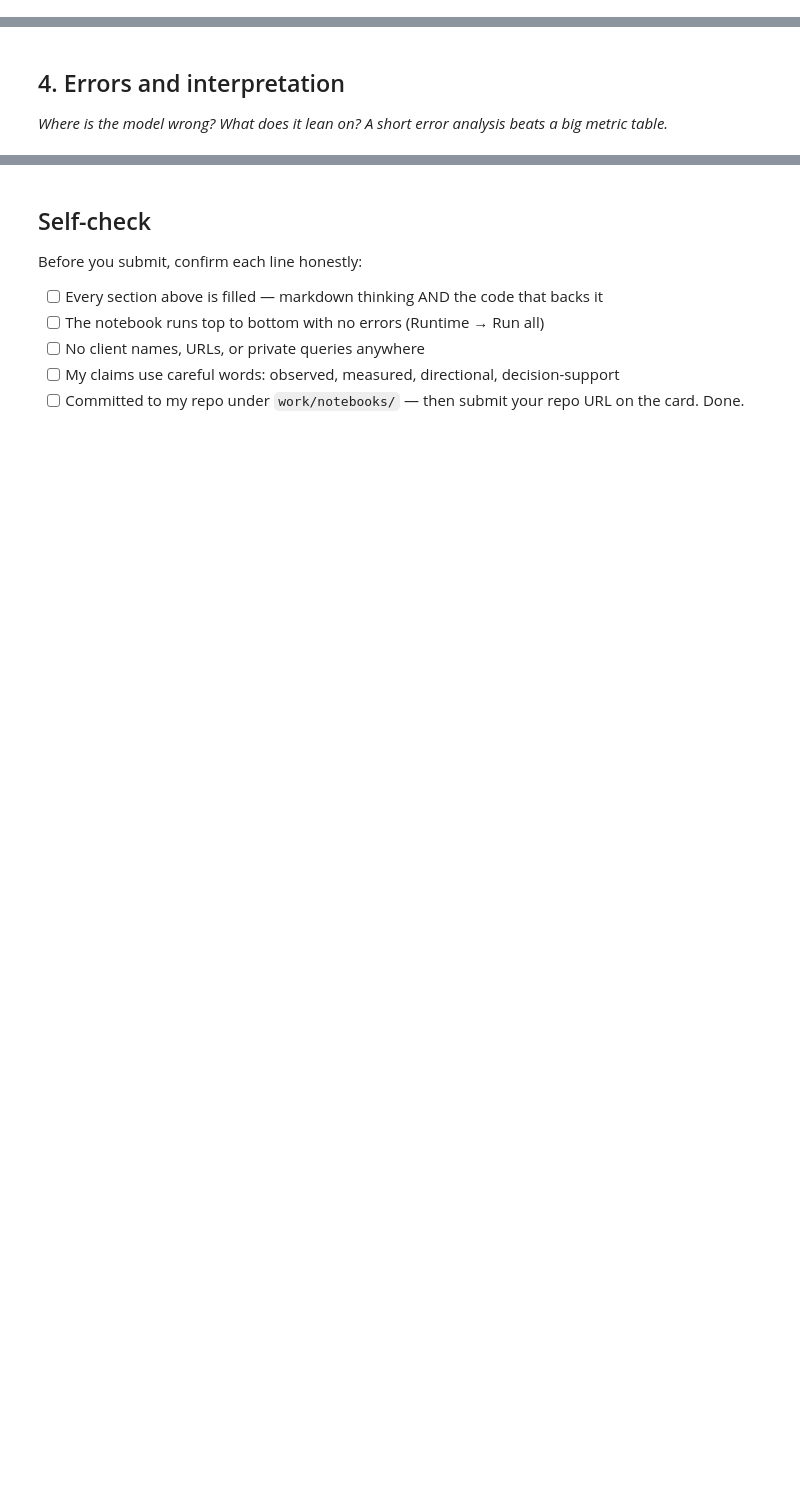
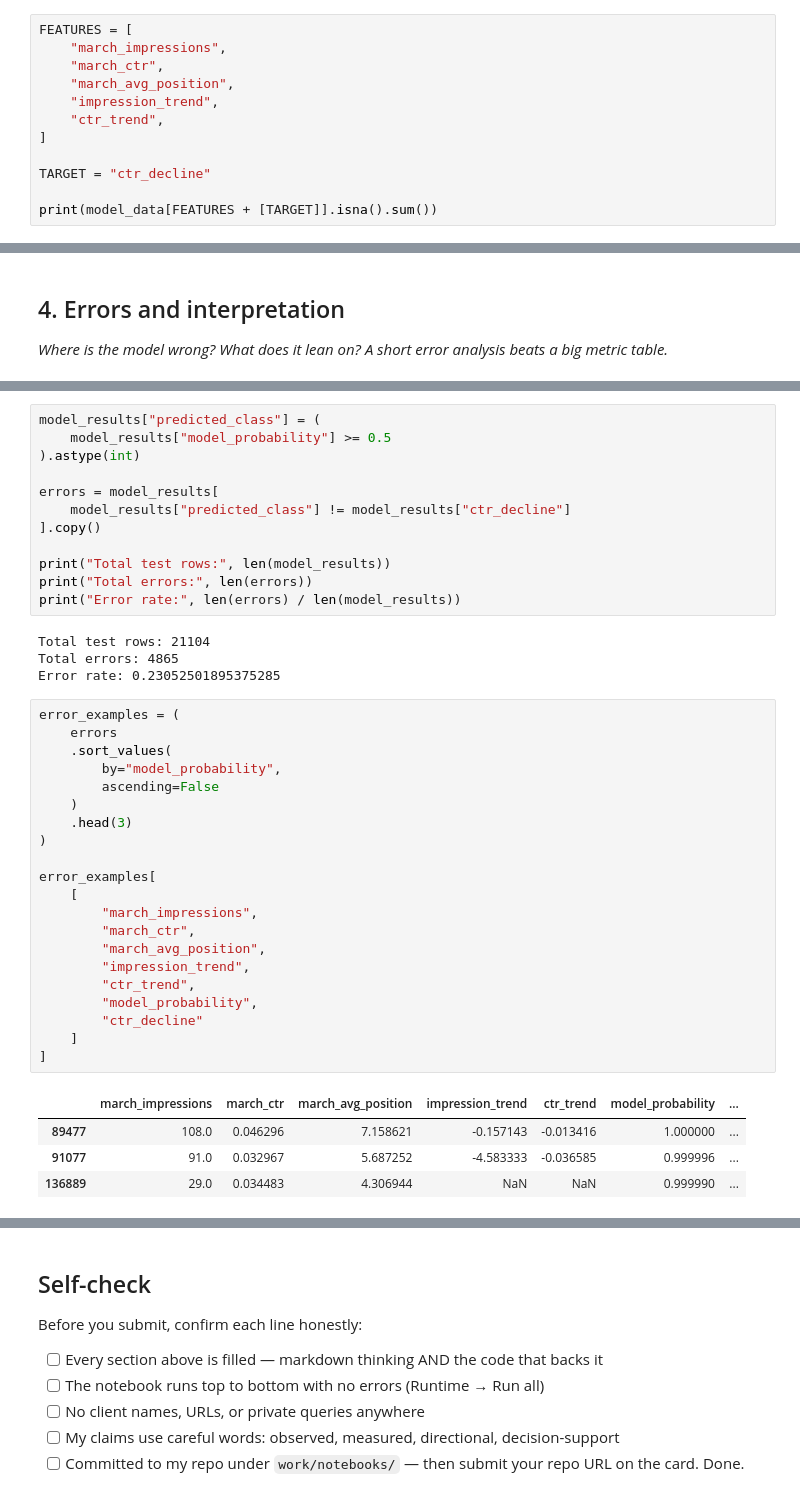
Before and after one commit to SaimAli0001/Flyrank-Internship-ml, a Jupyter notebook: work/notebooks/w05_model.ipynb, the cells around one changed output, grey strips where cells are left out. Saved outputs shown, nothing was run; the diff lists cells and outputs as text; blank space fills up the shorter version.

```diff
--- a/work/notebooks/w05_model.ipynb
+++ b/work/notebooks/w05_model.ipynb
@@ -15,0 +404,12 @@ This skeleton is yours to fill. Work the sections **in order** — each one has
+# %%
+FEATURES = [
+    "march_impressions",
+    "march_ctr",
+    "march_avg_position",
+    "impression_trend",
+    "ctr_trend",
+]
+
+TARGET = "ctr_decline"
+
+print(model_data[FEATURES + [TARGET]].isna().sum())
@@ -36,0 +809,42 @@ This skeleton is yours to fill. Work the sections **in order** — each one has
+# %%
+model_results["predicted_class"] = (
+    model_results["model_probability"] >= 0.5
+).astype(int)
+
+errors = model_results[
+    model_results["predicted_class"] != model_results["ctr_decline"]
+].copy()
+
+print("Total test rows:", len(model_results))
+print("Total errors:", len(errors))
+print("Error rate:", len(errors) / len(model_results))
+# %% [output]
+Total test rows: 21104
+Total errors: 4865
+Error rate: 0.23052501895375285
+# %%
+error_examples = (
+    errors
+    .sort_values(
+        by="model_probability",
+        ascending=False
+    )
+    .head(3)
+)
+
+error_examples[
+    [
+        "march_impressions",
+        "march_ctr",
+        "march_avg_position",
+        "impression_trend",
+        "ctr_trend",
+        "model_probability",
+        "ctr_decline"
+    ]
+]
+# %% [output]
+|  | march_impressions | march_ctr | march_avg_position | impression_trend | ctr_trend | model_probability | ... |
+| 89477 | 108.0 | 0.046296 | 7.158621 | -0.157143 | -0.013416 | 1.000000 | ... |
+| 91077 | 91.0 | 0.032967 | 5.687252 | -4.583333 | -0.036585 | 0.999996 | ... |
+| 136889 | 29.0 | 0.034483 | 4.306944 | NaN | NaN | 0.999990 | ... |
```
Also changed, not shown: parts of 26 cells of this notebook.
